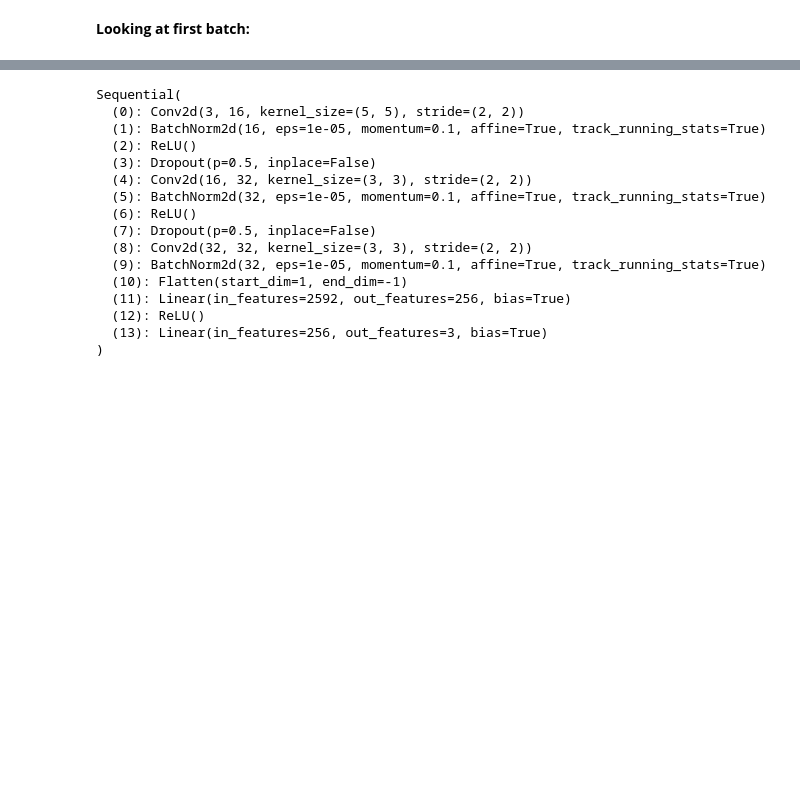
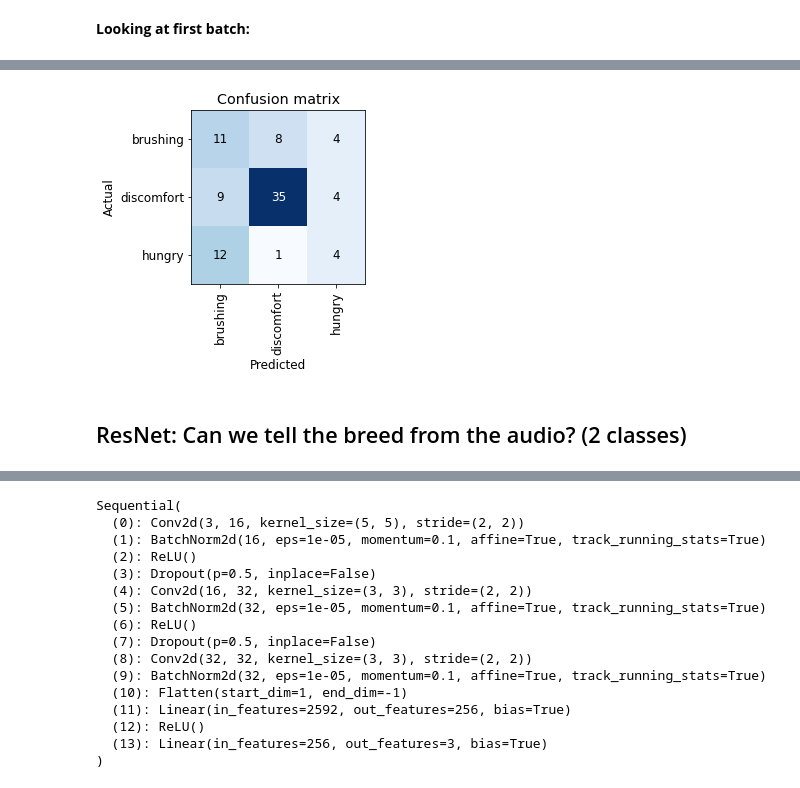
Before and after one commit to floriandotpy/data-playground, a Jupyter notebook: fastai/catmeows.ipynb, the cells around one changed output, grey strips where cells are left out. Cells and saved outputs as stored; diff of their text form; code cells hidden in the pictures; blank space fills up the shorter version.

```diff
--- a/fastai/catmeows.ipynb
+++ b/fastai/catmeows.ipynb
@@ -192,0 +263,2 @@ dls.show_batch()
+# %%
+learn_situation.fit_one_cycle(30, 0.00028)
@@ -192,0 +283,4 @@ dls.show_batch()
+# %%
+interpretation = ClassificationInterpretation.from_learner(learn_situation)
+interpretation.plot_confusion_matrix()
+# %% [output]
@@ -192,0 +288,3 @@ dls.show_batch()
+[figure, added]
+# %% [markdown]
+## ResNet: Can we tell the breed from the audio? (2 classes)
```
Also changed, not shown: parts of 40 cells of this notebook.
